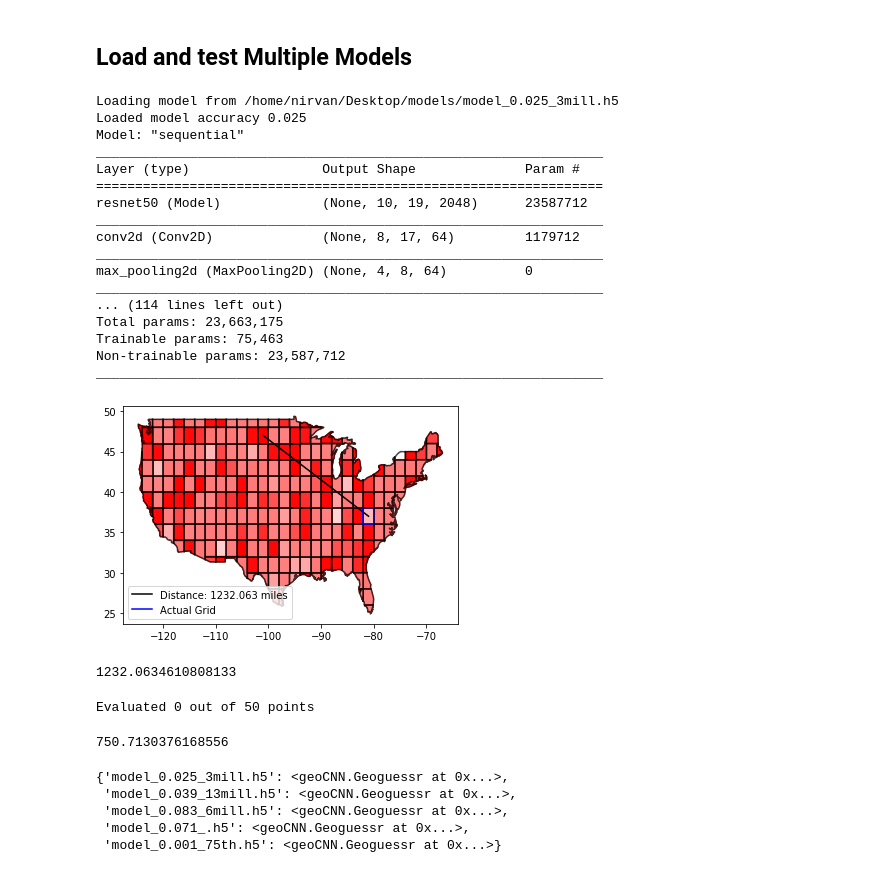
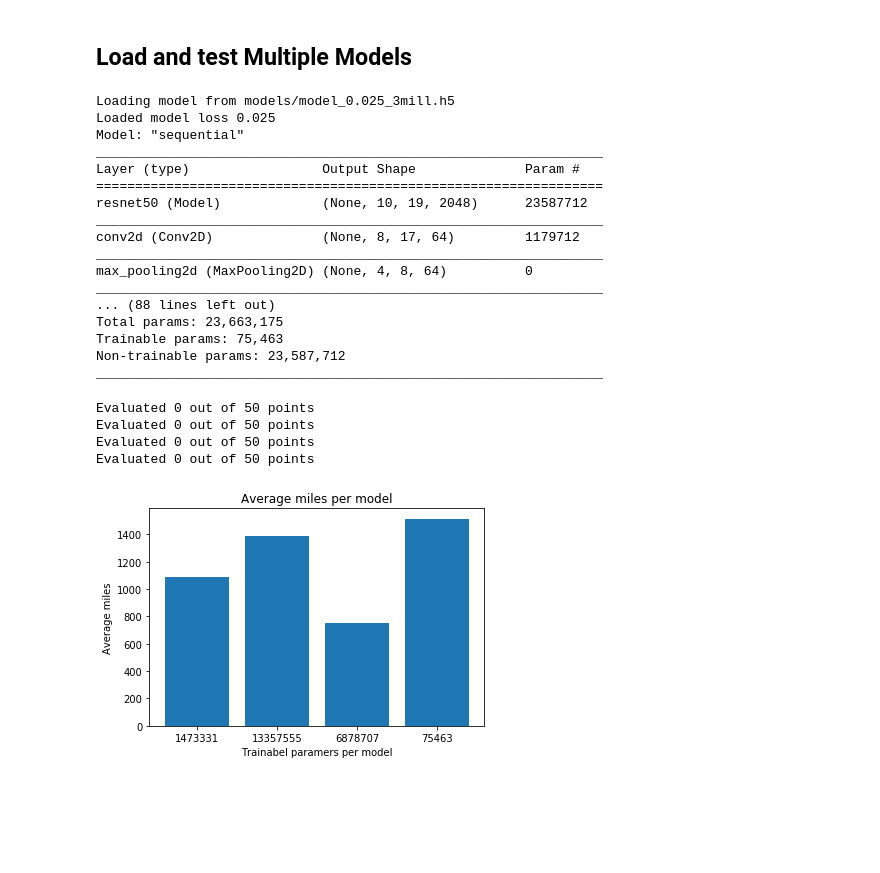
Before and after one commit to Nirvan66/GeoguessrAI, a Jupyter notebook: machineLearning/geoGuessrCNN_TrainTest.ipynb, the cells around one changed output. Cells and saved outputs as stored; diff of their text form; code cells hidden in the pictures; blank space fills up the shorter version.

```diff
--- a/machineLearning/geoGuessrCNN_TrainTest.ipynb
+++ b/machineLearning/geoGuessrCNN_TrainTest.ipynb
@@ -137,12 +150,12 @@ Evaluated 0 out of 50 points
 # %% [markdown]
 ## Load and test Multiple Models
 # %%
-models = {}
+models = []
 for i in os.listdir(MODELDIR):
-    models[i.split('.h5')[0]] = geoCNN.Geoguessr.load(MODELDIR + '/' +i)
+    models.append(geoCNN.Geoguessr.load(MODELDIR + '/' +i))
 # %% [output]
-Loading model from /home/nirvan/Desktop/models/model_0.025_3mill.h5
-Loaded model accuracy 0.025
+Loading model from models/model_0.025_3mill.h5
+Loaded model loss 0.025
 Model: "sequential"
 _________________________________________________________________
 Layer (type)                 Output Shape              Param #
@@ -153,27 +166,28 @@ conv2d (Conv2D)              (None, 8, 17, 64)         1179712
 _________________________________________________________________
 max_pooling2d (MaxPooling2D) (None, 4, 8, 64)          0
 _________________________________________________________________
-... (114 lines left out)
+... (88 lines left out)
 Total params: 23,663,175
 Trainable params: 75,463
 Non-trainable params: 23,587,712
 _________________________________________________________________
-# %%
-fileName = TESF[20]
-models['model_0.071_.h5'].predictSingle(DATADIR+"/dataCombined/"+fileName, ployGrid=usaPolyGrid, expected=int(fileName.split('+')[0]))
-# %% [output]
-[figure, removed]
-1232.0634610808133
-# %%
-models['model_0.071_.h5'].evaluate([DATADIR+"/dataCombined/"+i for i in TESF[:50]], np.array(list(map(lambda x: int(x.split('+')[0]),TESF[:50]))), usaPolyGrid)
-# %% [output]
-Evaluated 0 out of 50 points
-750.7130376168556
-# %%
-models
-# %% [output]
-{'model_0.025_3mill.h5': <geoCNN.Geoguessr at 0x...>,
- 'model_0.039_13mill.h5': <geoCNN.Geoguessr at 0x...>,
- 'model_0.083_6mill.h5': <geoCNN.Geoguessr at 0x...>,
- 'model_0.071_.h5': <geoCNN.Geoguessr at 0x...>,
- 'model_0.001_75th.h5': <geoCNN.Geoguessr at 0x...>}
+# %%
+trainableParams = []
+avgDistanceError = []
+for gm in models:
+    trainableParams.append(sum([tf.keras.backend.count_params(i) for i in gm.model.trainable_weights]))
+    avgDistanceError.append(gm.evaluate(TESF, DATADIR, usaPolyGrid))
+# %% [output]
+Evaluated 0 out of 50 points
+Evaluated 0 out of 50 points
+Evaluated 0 out of 50 points
+Evaluated 0 out of 50 points
+# %%
+plt.bar(np.arange(len(trainableParams)), height=avgDistanceError)
+plt.xticks(np.arange(len(trainableParams)), trainableParams)
+plt.xlabel("Trainabel paramers per model")
+plt.ylabel("Average miles")
+plt.title("Average miles per model")
+plt.show()
+# %% [output]
+[figure, added]
```
Also changed, not shown: parts of 19 cells of this notebook, 37 other files.
